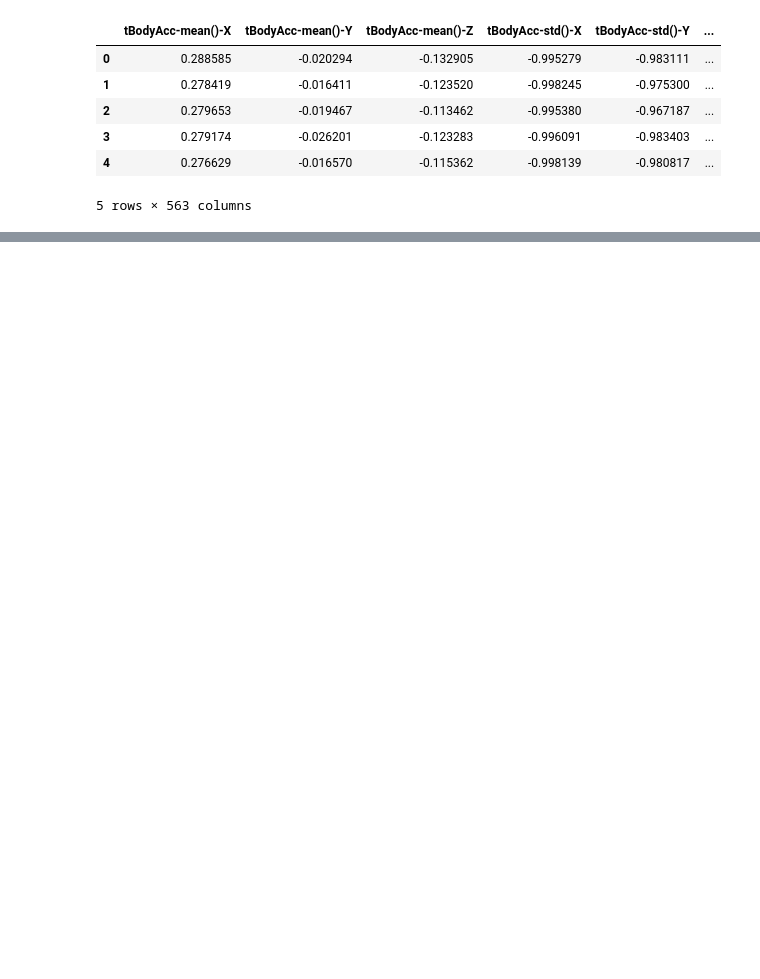
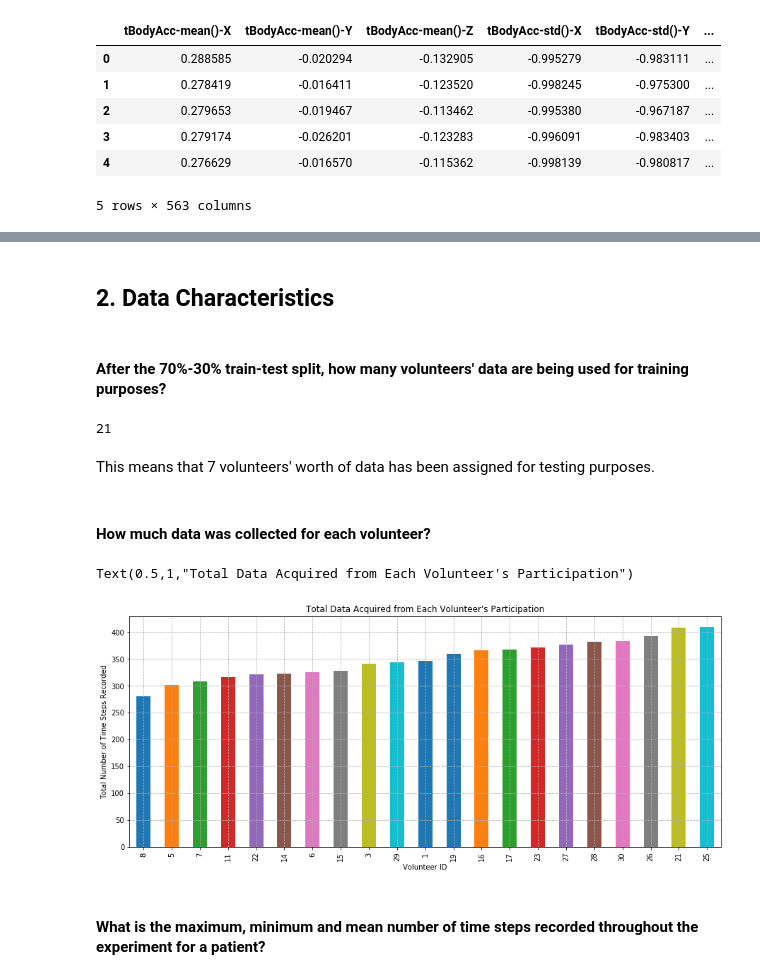
Before and after one commit to shriya2909/human-activity-recognition-with-smartphones, a Jupyter notebook: exploratory_analysis/Exploratory Data Analysis.ipynb, the cells around one changed output, grey strips where cells are left out. Saved outputs shown, nothing was run; the diff lists cells and outputs as text; code cells hidden in the pictures; blank space fills up the shorter version.

```diff
--- a/exploratory_analysis/Exploratory Data Analysis.ipynb
+++ b/exploratory_analysis/Exploratory Data Analysis.ipynb
@@ -5,6 +8,9 @@
 import matplotlib.pyplot as plt
 import pandas as pd
 import numpy as np
+
+# Tweaking inline plot sizes
+plt.rcParams['figure.figsize'] = [15, 6]
 # %%
 # Loading the dataset
 df = pd.read_csv('../data/train.csv')
@@ -62,2 +25,0 @@ df.describe().transpose() # transpose for convenience
-# %%
-df.set_index('subject')
@@ -282,0 +82,23 @@ df['Activity'][4104]
+# %% [markdown]
+## 2. Data Characteristics
+# %% [markdown]
+#### After the 70%-30% train-test split, how many volunteers' data are being used for training purposes?
+# %%
+len(df.groupby('subject').size())
+# %% [output]
+21
+# %% [markdown]
+This means that 7 volunteers' worth of data has been assigned for testing purposes.
+# %% [markdown]
+#### How much data was collected for each volunteer?
+# %%
+df.groupby('subject').size().sort_values().plot(kind='bar')
+plt.grid(linestyle='--')
+plt.xlabel('Volunteer ID')
+plt.ylabel('Total Number of Time Steps Recorded')
+plt.title('Total Data Acquired from Each Volunteer\'s Participation')
+# %% [output]
+Text(0.5,1,"Total Data Acquired from Each Volunteer's Participation")
+[figure, added]
+# %% [markdown]
+#### What is the maximum, minimum and mean number of time steps recorded throughout the experiment for a patient?
```
Also changed, not shown: parts of 52 cells of this notebook.
